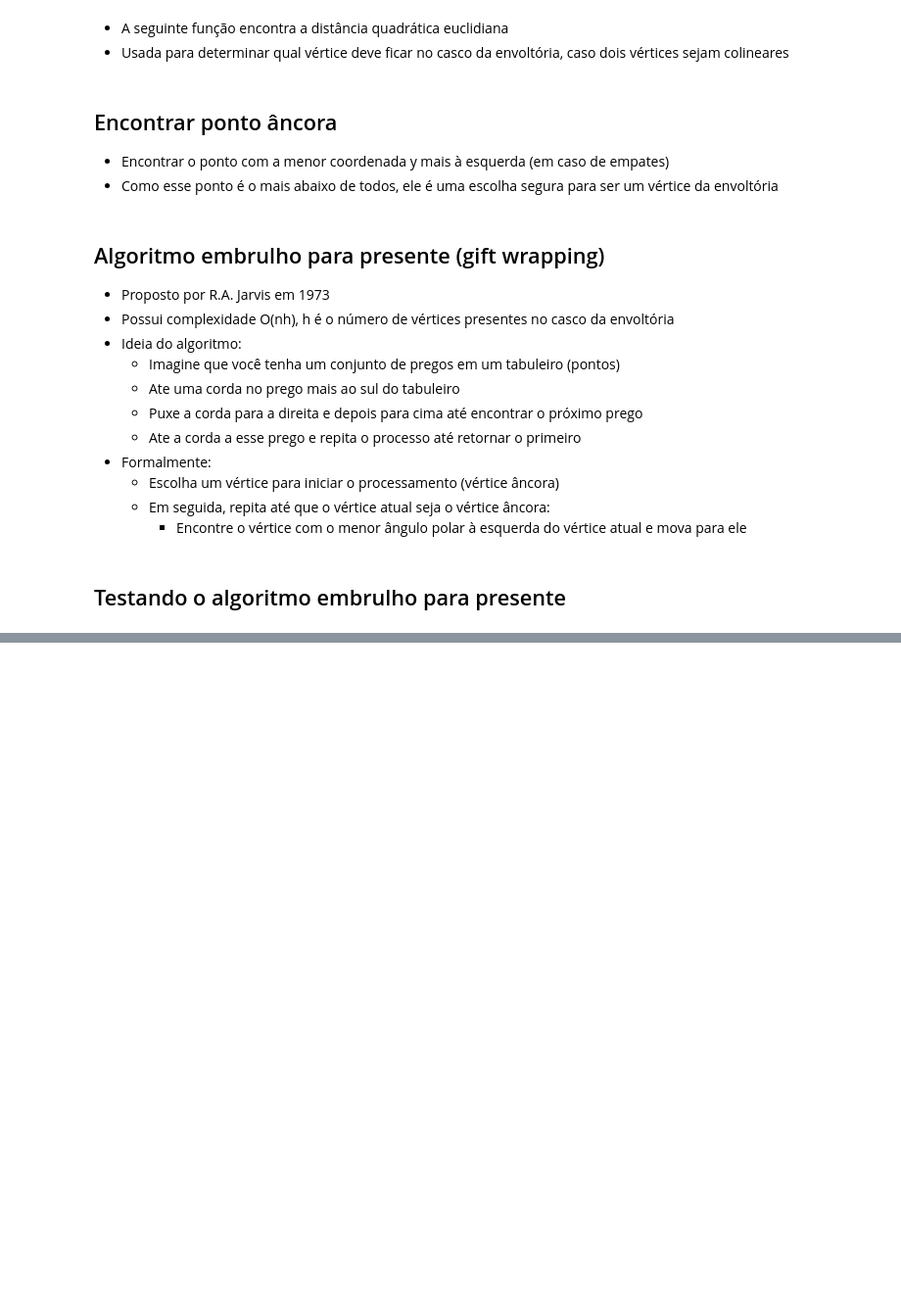
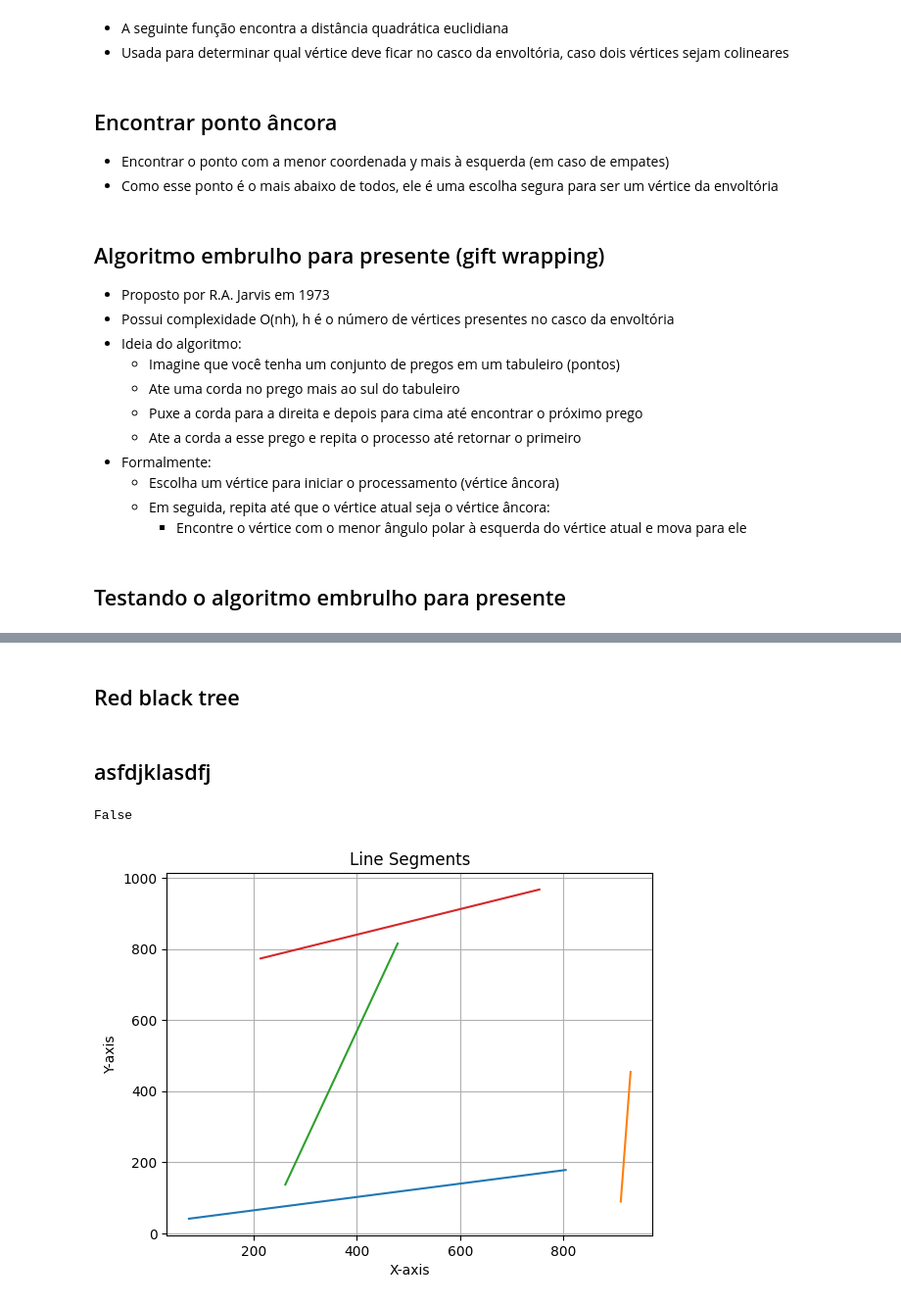
Before and after one commit to Chbmleao/Algorithms2-TP1, a Jupyter notebook: tp1.ipynb, the cells around one changed output, grey strips where cells are left out. Shown: that part at 98% size. Saved outputs shown, nothing was run; the diff lists cells and outputs as text; code cells hidden in the pictures; blank space fills up the shorter version.

Commit message:
feat: add alg to find if any segments in a set intersect

```diff
--- a/tp1.ipynb
+++ b/tp1.ipynb
@@ -113,0 +159,2 @@ scatter_plot(points, hull)
+# %% [markdown]
+## Red black tree
@@ -113,0 +425,6 @@ scatter_plot(points, hull)
+# %% [markdown]
+## asfdjklasdfj
+# %%
+# checks if p lies on the segment p1p2
+def on_segment(p1, p2, p):
+    return min(p1.x, p2.x) <= p.x <= max(p1.x, p2.x) and min(p1.y, p2.y) <= p.y <= max(p1.y, p2.y)
@@ -113,0 +534,54 @@ scatter_plot(points, hull)
+# %%
+import matplotlib.pyplot as plt
+
+def generateSegment(min, max):
+    x1 = randint(min, max)
+    y1 = randint(min, max)
+    x2 = randint(min, max)
+    y2 = randint(min, max)
+    section = ((x1, y1), (x2, y2))
+    return section
+
+def generateSegments(count, min, max):
+    segments = []
+    for _ in range(0, count):
+        segment = generateSegment(min, max)
+        segments.append(segment)
+    return segments
+
+segmentsOriginal = generateSegments(4, 0, 1000)
+
+segments = map(
+    lambda points:
+    Segment(
+        Point(points[0][0], points[0][1]),
+        Point(points[1][0], points[1][1])
+    ),
+    segmentsOriginal
+)
+
+segments = list(segments)
+
+
+print(anySegmentsIntersect(segments))
+# Extract x and y coordinates for plotting
+x_values = [x for segment in segmentsOriginal for x, y in segment]
+y_values = [y for segment in segmentsOriginal for x, y in segment]
+
+# Plot line segments
+for segment in segmentsOriginal:
+    x1, y1 = segment[0]
+    x2, y2 = segment[1]
+    plt.plot([x1, x2], [y1, y2])
+
+# Customize the plot (labels, title, etc.)
+plt.xlabel("X-axis")
+plt.ylabel("Y-axis")
+plt.title("Line Segments")
+
+# Show the plot
+plt.grid(True)
+plt.show()
+# %% [output]
+False
+[figure, added]
```
Also changed, not shown: parts of 10 cells of this notebook.
